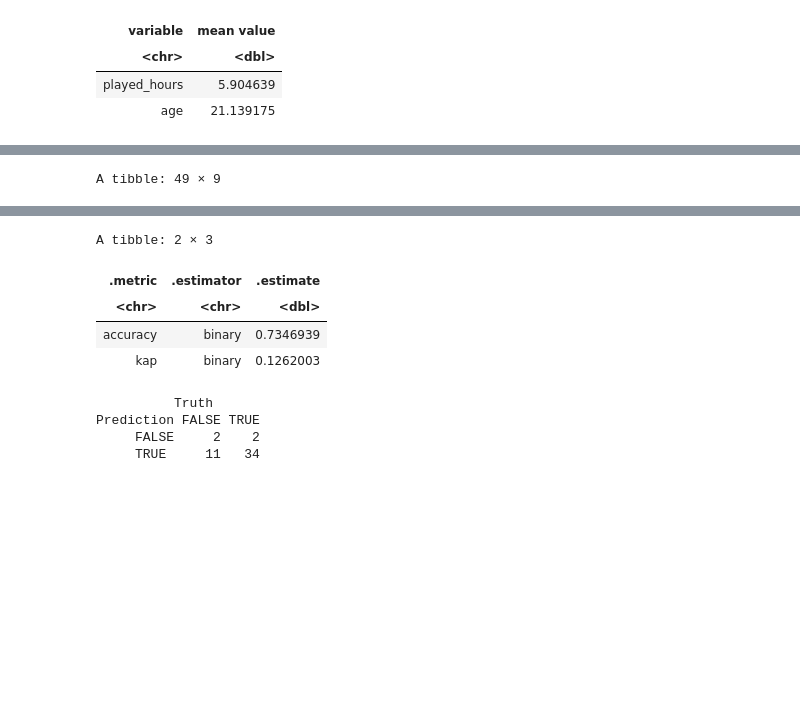
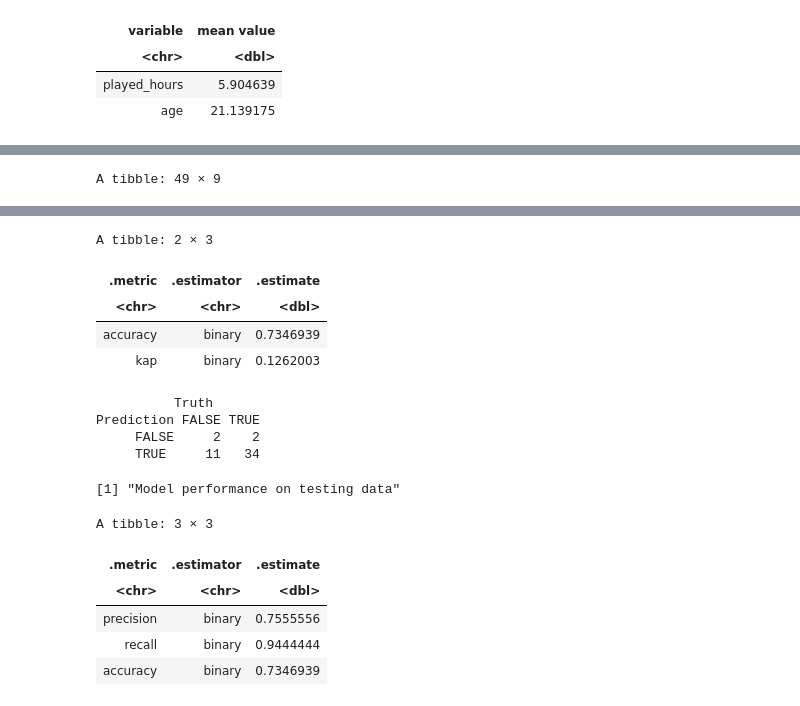
Before and after one commit to CSof-student/DSCI100_GROUP_25_PROJECT, a Jupyter notebook: project_report.ipynb, the cells around one changed output, grey strips where cells are left out. Cells and saved outputs as stored; diff of their text form; code cells hidden in the pictures; blank space fills up the shorter version.

Commit message:
Added calculations for recall and precision, and made some small quality of time adjustments

```diff
--- a/project_report.ipynb
+++ b/project_report.ipynb
@@ -362,30 +405,63 @@ players_predictions
 players_metrics <- players_predictions |>
     metrics(truth = subscribe, estimate = .pred_class)
 
 players_metrics
 
 #create confusion matrix
 players_conf_mat <- players_predictions |>
     conf_mat(truth = subscribe, estimate = .pred_class)
 
 players_conf_mat
+
+# Calculating precision and recall!
+
+# comments below is for my goldfish memory, please someone delete this later thanks
+# precision = (true positive) / (true positive + false positive)
+# aka how many of the positives predicted by the model is actually positive
+
+# recall = (true positive) / (true positive + false negative)
+# aka how many of the positives are correctly labelled as positive by the model
+
+testing_precision <- players_predictions |>
+    precision(truth = subscribe, estimate = .pred_class, event_level = 'second')
+
+testing_recall <- players_predictions |>
+    recall(truth = subscribe, estimate = .pred_class, event_level = 'second')
+
+testing_accuracy <- players_metrics |>
+    filter(.metric == 'accuracy')
+
+# Putting all metrics into a single data frame
+print('Model performance on testing data')
+testing_metrics <- testing_precision |>
+    bind_rows(testing_recall) |>
+    bind_rows(testing_accuracy)
+
+testing_metrics
 # %% [output]
 A tibble: 49 × 9
 | .pred_class | experience | subscribe | hashedEmail | played_hours | name | gender | Age | average_session_length |
 | <fct> | <chr> | <fct> | <chr> | <dbl> | <chr> | <chr> | <dbl> | <dbl> |
 | TRUE | Veteran | TRUE | f3c813577c458ba0dfef80996f8f32c93... | 3.8 | Christian | Male | 17 | 85 |
 | TRUE | Veteran | FALSE | b674dd7ee0d24096d1c019615ce4d12b2... | 0.0 | Blake | Male | 17 | 5 |
 | TRUE | Amateur | TRUE | 23fe711e0e3b77f1da7aa221ab1192afe... | 0.7 | Flora | Female | 21 | 50 |
 | ⋮ | ⋮ | ⋮ | ⋮ | ⋮ | ⋮ | ⋮ | ⋮ | ⋮ |
 | TRUE | Beginner | TRUE | 8c9d043ebb3689e679a37bfed30ea9627... | 0 | Lina | Female | 17 | 0 |
 | TRUE | Amateur | FALSE | 514ebbaa30f0d162127e065ab780892b7... | 0 | Orion | Male | 17 | 0 |
 | TRUE | Amateur | TRUE | 644fe4200c19a73768b3fa598afcbd094... | 0 | Rhys | Male | 20 | 0 |
 A tibble: 2 × 3
 | .metric | .estimator | .estimate |
 | <chr> | <chr> | <dbl> |
 | accuracy | binary | 0.7346939 |
 | kap | binary | 0.1262003 |
           Truth
 Prediction FALSE TRUE
      FALSE     2    2
      TRUE     11   34
+[1] "Model performance on testing data"
+A tibble: 3 × 3
+| .metric | .estimator | .estimate |
+| <chr> | <chr> | <dbl> |
+| precision | binary | 0.7555556 |
+| recall | binary | 0.9444444 |
+| accuracy | binary | 0.7346939 |
```
Also changed, not shown: parts of 4 cells of this notebook.
